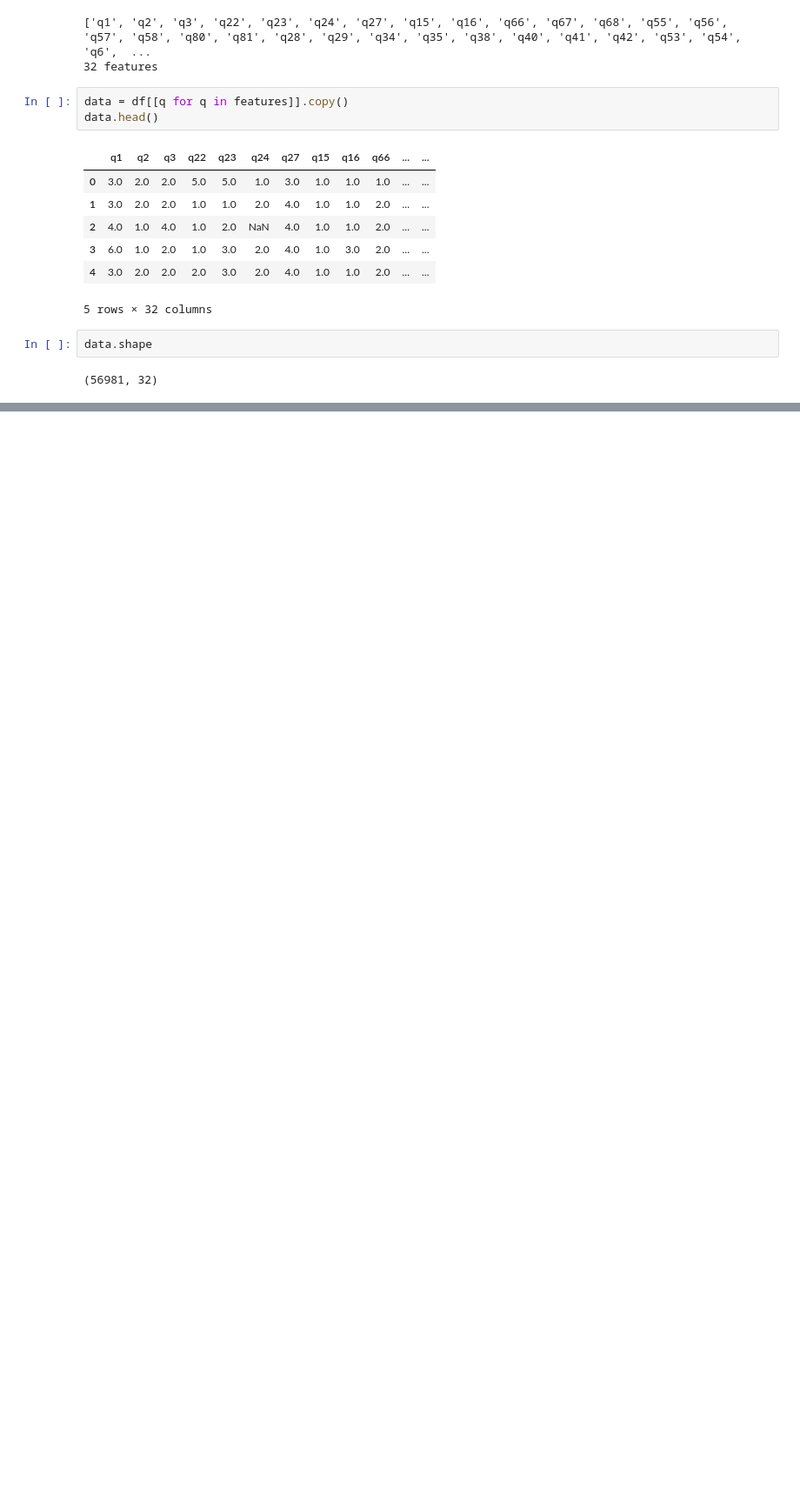
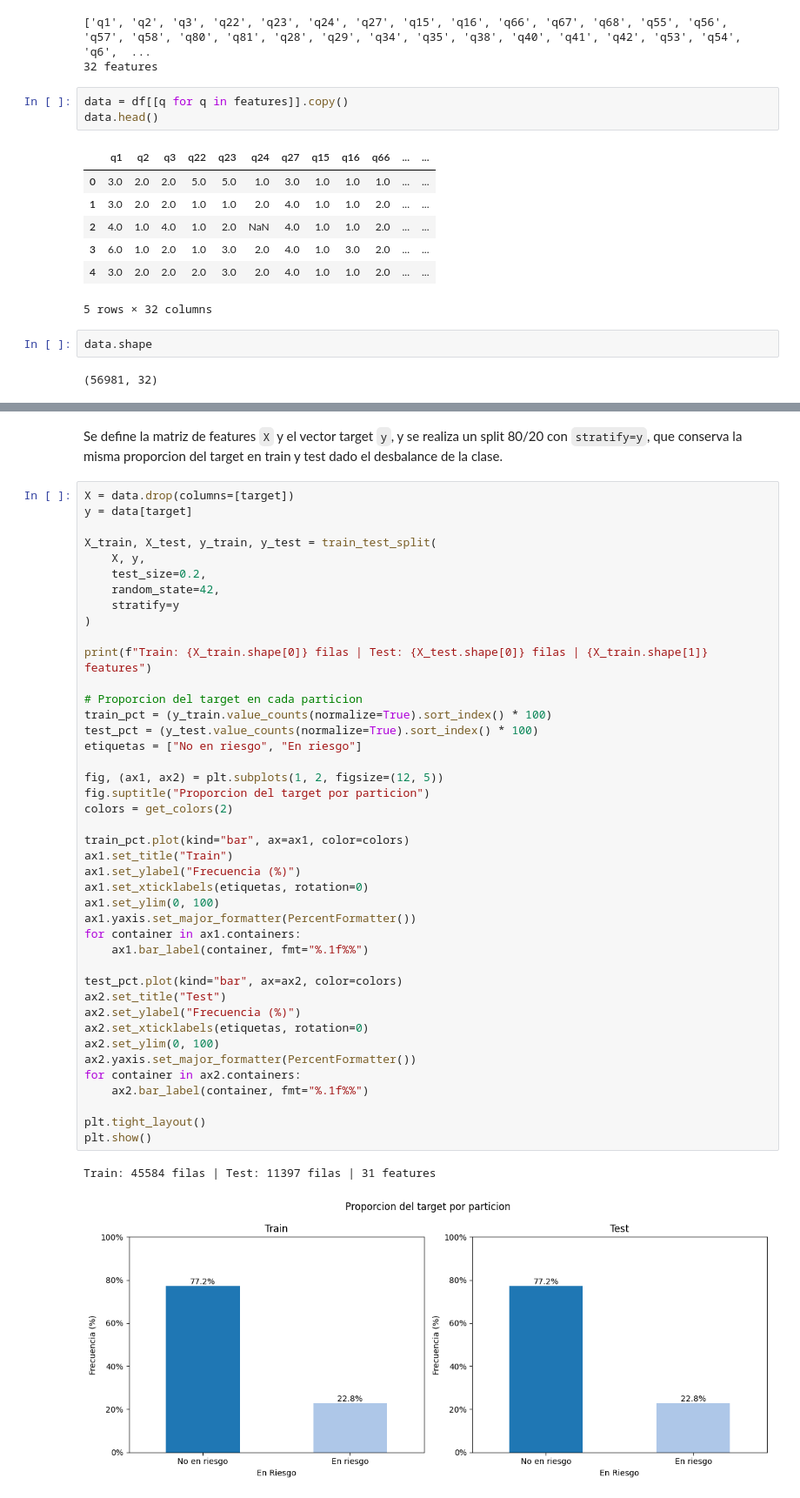
Before and after one commit to CimimUxMaio/tp_g10_AndD, a Jupyter notebook: EDA.ipynb, the cells around one changed output, grey strips where cells are left out. Shown at 87% size. Drawn from its saved outputs; the diff is of its cells as text; blank space fills up the shorter version.

```diff
--- a/EDA.ipynb
+++ b/EDA.ipynb
@@ -309,0 +315,47 @@ data.shape
+# %% [markdown]
+Se define la matriz de features `X` y el vector target `y`, y se realiza un split 80/20 con `stratify=y`, que conserva la misma proporcion del target en train y test dado el desbalance de la clase.
+# %%
+X = data.drop(columns=[target])
+y = data[target]
+
+X_train, X_test, y_train, y_test = train_test_split(
+    X, y,
+    test_size=0.2,
+    random_state=42,
+    stratify=y
+)
+
+print(f"Train: {X_train.shape[0]} filas | Test: {X_test.shape[0]} filas | {X_train.shape[1]} features")
+
+# Proporcion del target en cada particion
+train_pct = (y_train.value_counts(normalize=True).sort_index() * 100)
+test_pct = (y_test.value_counts(normalize=True).sort_index() * 100)
+etiquetas = ["No en riesgo", "En riesgo"]
+
+fig, (ax1, ax2) = plt.subplots(1, 2, figsize=(12, 5))
+fig.suptitle("Proporcion del target por particion")
+colors = get_colors(2)
+
+train_pct.plot(kind="bar", ax=ax1, color=colors)
+ax1.set_title("Train")
+ax1.set_ylabel("Frecuencia (%)")
+ax1.set_xticklabels(etiquetas, rotation=0)
+ax1.set_ylim(0, 100)
+ax1.yaxis.set_major_formatter(PercentFormatter())
+for container in ax1.containers:
+    ax1.bar_label(container, fmt="%.1f%%")
+
+test_pct.plot(kind="bar", ax=ax2, color=colors)
+ax2.set_title("Test")
+ax2.set_ylabel("Frecuencia (%)")
+ax2.set_xticklabels(etiquetas, rotation=0)
+ax2.set_ylim(0, 100)
+ax2.yaxis.set_major_formatter(PercentFormatter())
+for container in ax2.containers:
+    ax2.bar_label(container, fmt="%.1f%%")
+
+plt.tight_layout()
+plt.show()
+# %% [output]
+Train: 45584 filas | Test: 11397 filas | 31 features
+[figure, added]
```
Also changed, not shown: parts of 31 cells of this notebook.
